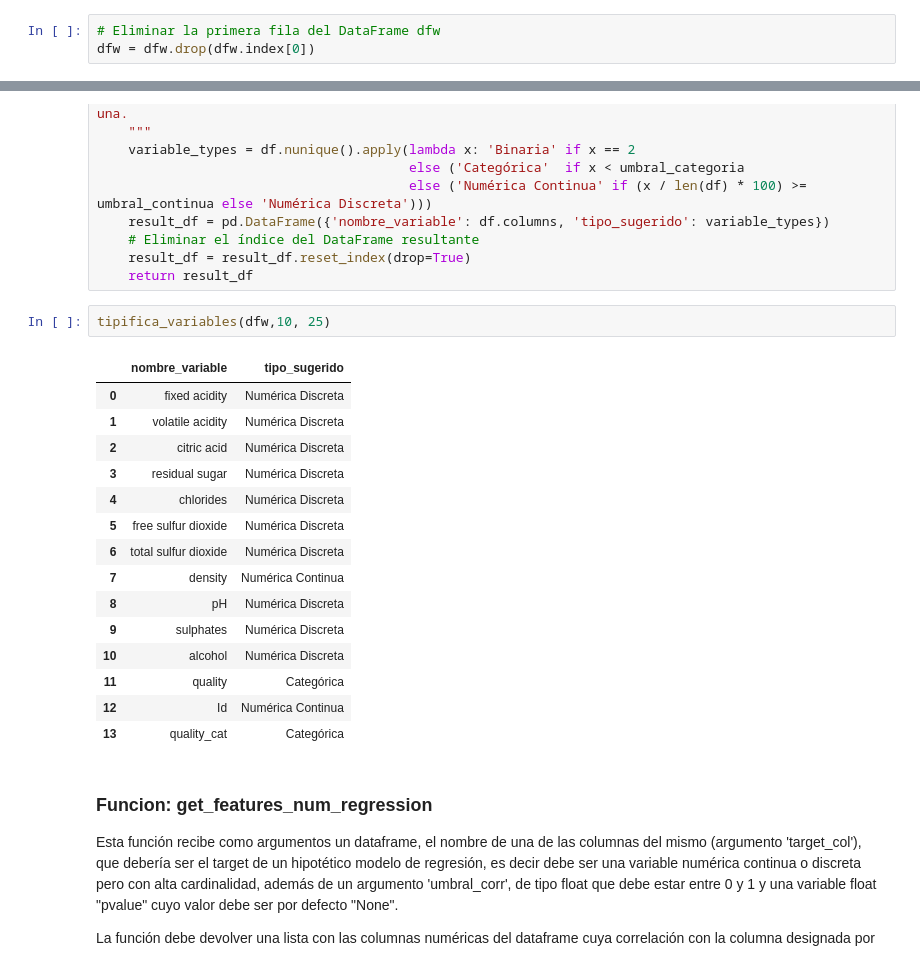
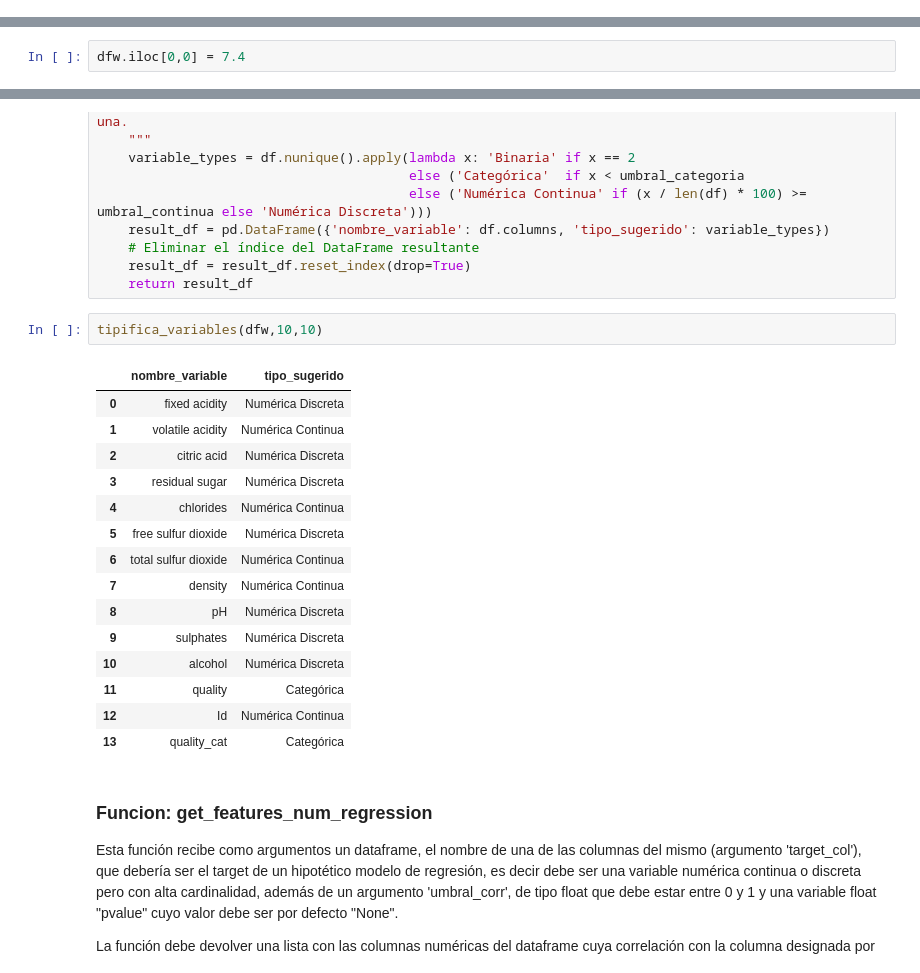
Before and after one commit to Juanxetee/TC-2, a Jupyter notebook: Team_Challenge_ToolBox_I.ipynb, the cells around one changed output, grey strips where cells are left out. Saved outputs shown, nothing was run; the diff lists cells and outputs as text.

```diff
--- a/Team_Challenge_ToolBox_I.ipynb
+++ b/Team_Challenge_ToolBox_I.ipynb
@@ -72,6 +74,3 @@ dfw
 | 1141 | 5.9 | 0.550 | 0.10 | 2.2 | 0.062 | 39.0 | ... |
 | 1142 | 5.9 | 0.645 | 0.12 | 2.0 | 0.075 | 32.0 | ... |
 1143 rows × 13 columns
-# %%
-# Eliminar la primera fila del DataFrame dfw
-dfw = dfw.drop(dfw.index[0])
@@ -163,3 +133,5 @@ describe_df(dfw)
+# %%
+dfw.iloc[0,0] = 7.4
 # %% [markdown]
 ### Funcion: tipifica_variables
 
@@ -190,16 +162,16 @@ def tipifica_variables(df, umbral_categoria, umbral_continua):
     result_df = result_df.reset_index(drop=True)
     return result_df
 # %%
-tipifica_variables(dfw,10, 25)
+tipifica_variables(dfw,10,10)
 # %% [output]
 |  | nombre_variable | tipo_sugerido |
 | 0 | fixed acidity | Numérica Discreta |
-| 1 | volatile acidity | Numérica Discreta |
+| 1 | volatile acidity | Numérica Continua |
 | 2 | citric acid | Numérica Discreta |
 | 3 | residual sugar | Numérica Discreta |
-| 4 | chlorides | Numérica Discreta |
+| 4 | chlorides | Numérica Continua |
 | 5 | free sulfur dioxide | Numérica Discreta |
-| 6 | total sulfur dioxide | Numérica Discreta |
+| 6 | total sulfur dioxide | Numérica Continua |
 | 7 | density | Numérica Continua |
 | 8 | pH | Numérica Discreta |
 | 9 | sulphates | Numérica Discreta |
```
Also changed, not shown: parts of 8 cells of this notebook.
